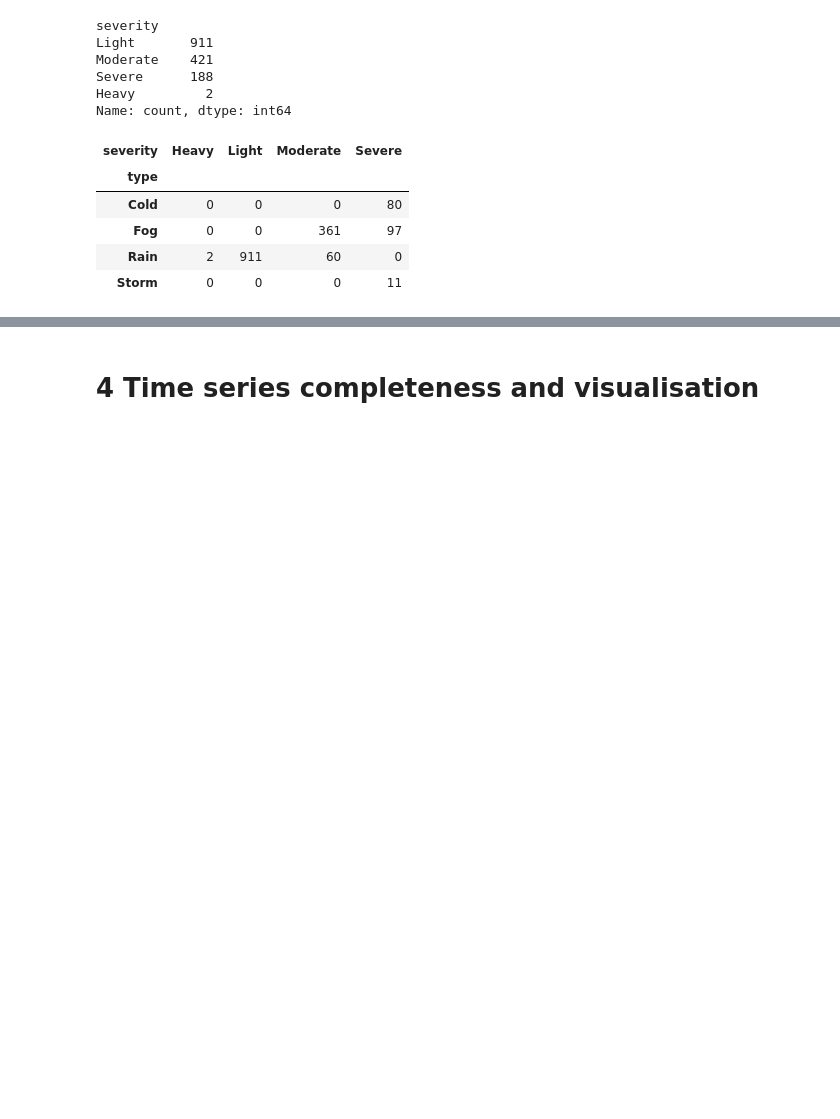
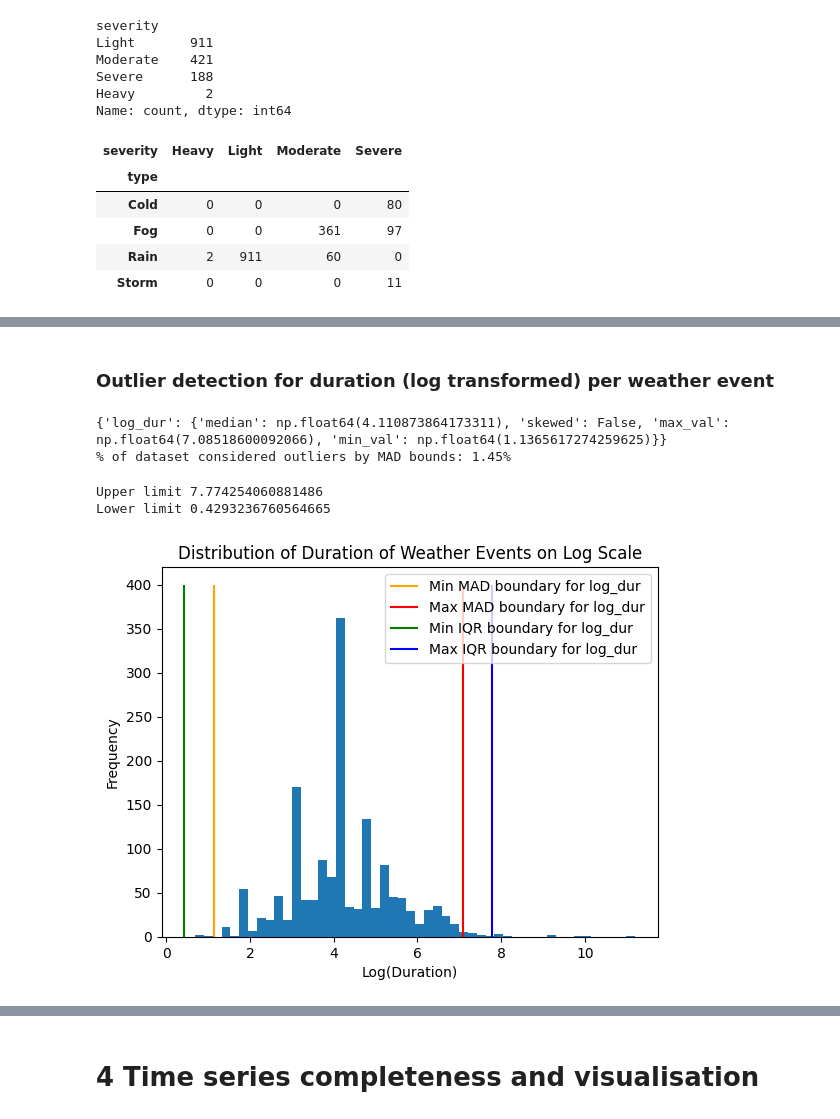
Before and after one commit to CammN/ev_load_fc, a Jupyter notebook: notebooks/02_weather_EDA.ipynb, the cells around one changed output, grey strips where cells are left out. Drawn from its saved outputs; the diff is of its cells as text; code cells hidden in the pictures; blank space fills up the shorter version.

```diff
--- a/notebooks/02_weather_EDA.ipynb
+++ b/notebooks/02_weather_EDA.ipynb
@@ -202,0 +267,47 @@ pd.crosstab(weather_data['type'], weather_data['severity'])
+# %% [markdown]
+### Outlier detection for duration (log transformed) per weather event
+# %%
+# Outlier detection using MAD
+weather_data['log_dur'] = np.log1p(weather_data['duration'])
+MAD_dict_log = mad_outlier_bounds(weather_data, 'log_dur', threshold=4)
+print(MAD_dict_log)
+
+outlier_pct = (
+    len(weather_data[
+        (weather_data['log_dur'] < MAD_dict_log['log_dur']['min_val']) |
+        (weather_data['log_dur'] > MAD_dict_log['log_dur']['max_val'])
+    ]) / len(weather_data) * 100
+)
+print(f"% of dataset considered outliers by MAD bounds: {outlier_pct:.2f}%")
+# %% [output]
+{'log_dur': {'median': np.float64(4.110873864173311), 'skewed': False, 'max_val': np.float64(7.08518600092066), 'min_val': np.float64(1.1365617274259625)}}
+% of dataset considered outliers by MAD bounds: 1.45%
+# %%
+# Outlier detection using IQR
+percentile25 = weather_data['log_dur'].quantile(0.25)
+percentile75 = weather_data['log_dur'].quantile(0.75)
+
+iqr = percentile75 - percentile25
+
+upper_limit = percentile75 + 2 * iqr
+lower_limit = percentile25 - 2 * iqr
+
+print("Upper limit", upper_limit)
+print("Lower limit", lower_limit)
+# %% [output]
+Upper limit 7.774254060881486
+Lower limit 0.4293236760564665
+# %%
+plt.hist(weather_data['log_dur'],bins=50)
+plt.title('Distribution of Duration of Weather Events on Log Scale')
+plt.xlabel('Log(Duration)')
+plt.ylabel('Frequency')
+for col in MAD_dict_log.keys():
+    plt.vlines(MAD_dict_log[col]['min_val'], ymin=0, ymax=400, label=f'Min MAD boundary for {col}', colors='orange')
+    plt.vlines(MAD_dict_log[col]['max_val'], ymin=0, ymax=400, label=f'Max MAD boundary for {col}', colors='red')
+    plt.vlines(lower_limit, ymin=0, ymax=400, label=f'Min IQR boundary for {col}', colors='green')
+    plt.vlines(upper_limit, ymin=0, ymax=400, label=f'Max IQR boundary for {col}', colors='blue')
+plt.legend()
+plt.show()
+# %% [output]
+[figure, added]
```
Also changed, not shown: parts of 24 cells of this notebook, 12 other files.
